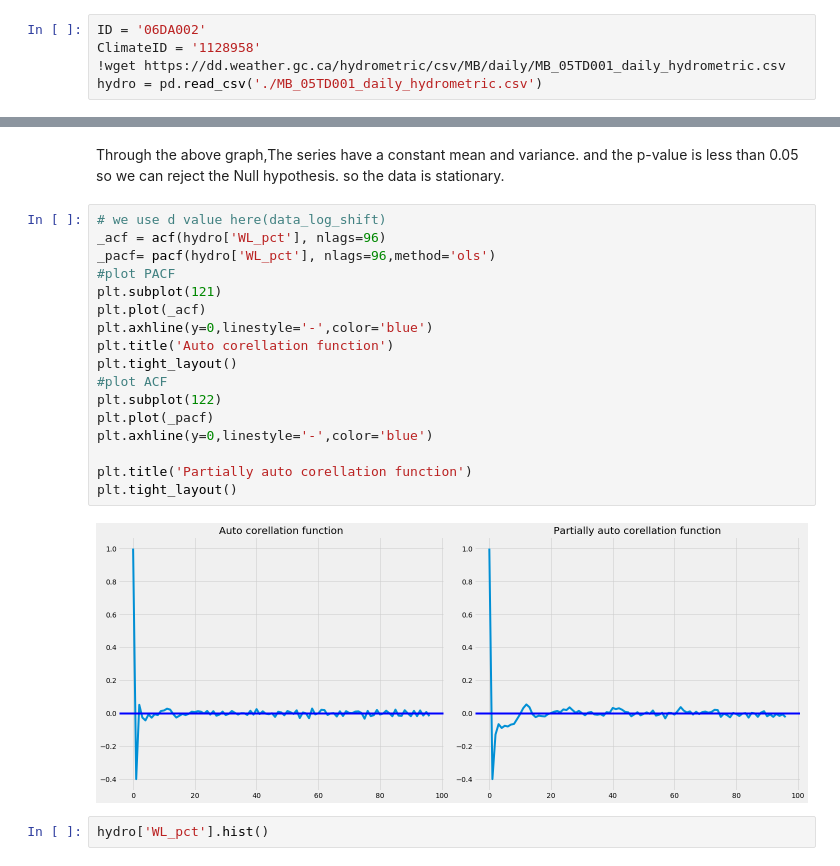
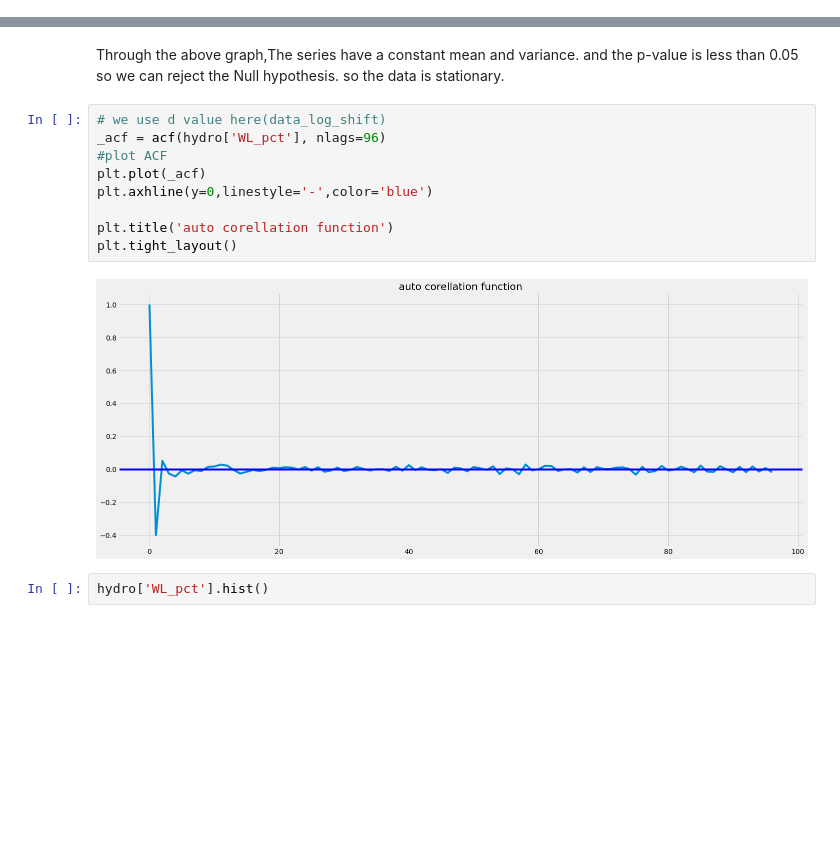
Before and after one commit to nhoues/Water-Level-Forecasting, a Jupyter notebook: Water Level Forecasting .ipynb, the cells around one changed output, grey strips where cells are left out. Drawn from its saved outputs; the diff is of its cells as text; blank space fills up the shorter version.

```diff
--- a/Water Level Forecasting .ipynb
+++ b/Water Level Forecasting .ipynb
@@ -40,7 +75,2 @@ pio.templates.default = 'my_template'
 # %% [markdown]
 # EDA
-# %%
-ID = '06DA002'
-ClimateID = '1128958'
-!wget https://dd.weather.gc.ca/hydrometric/csv/MB/daily/MB_05TD001_daily_hydrometric.csv
-hydro = pd.read_csv('./MB_05TD001_daily_hydrometric.csv')
@@ -116,22 +146,14 @@ Through the above graph,The series have a constant mean and variance. and the p-
 # %%
 # we use d value here(data_log_shift)
 _acf = acf(hydro['WL_pct'], nlags=96)
-_pacf= pacf(hydro['WL_pct'], nlags=96,method='ols')
-#plot PACF
-plt.subplot(121)
+#plot ACF
 plt.plot(_acf)
 plt.axhline(y=0,linestyle='-',color='blue')
-plt.title('Auto corellation function')
+
+plt.title('auto corellation function')
 plt.tight_layout()
-#plot ACF
-plt.subplot(122)
-plt.plot(_pacf)
-plt.axhline(y=0,linestyle='-',color='blue')
-
-plt.title('Partially auto corellation function')
-plt.tight_layout()
 # %% [output]
-[figure, old version]
+[figure, new version]
 # %%
 hydro['WL_pct'].hist()
 # %% [output]
```
Also changed, not shown: parts of 20 cells of this notebook, 17 other files.
